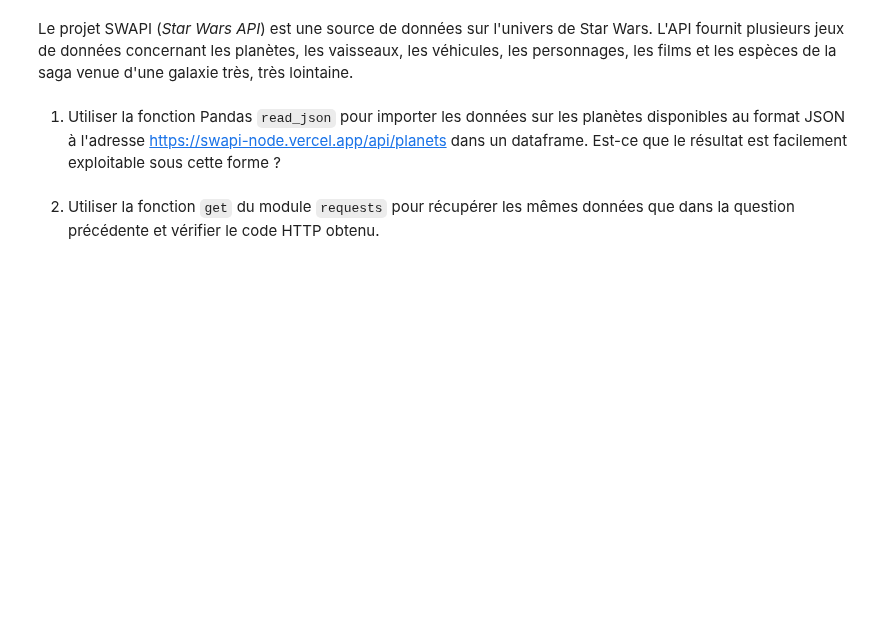
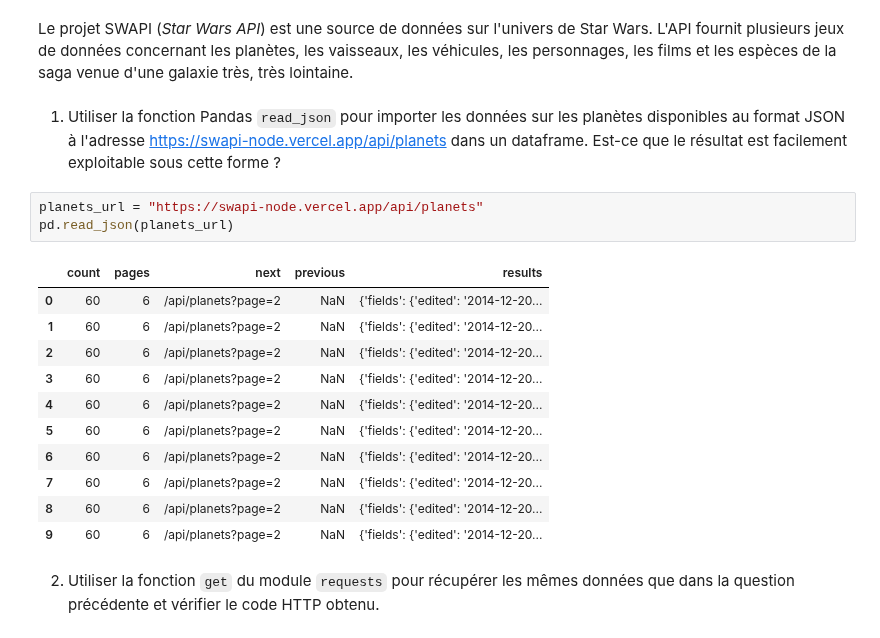
Before and after one commit to mlepennec-ensae/formation_cepe, a Jupyter notebook: notebooks/04_json.ipynb, the cells around one changed output. Cells and saved outputs as stored; diff of their text form; blank space fills up the shorter version.

```diff
--- a/notebooks/04_json.ipynb
+++ b/notebooks/04_json.ipynb
@@ -48,5 +113,20 @@ Nous reprenons ici le jeu de données des [Iris de Fisher](https://fr.wikipedia.
 Le projet SWAPI (*Star Wars API*) est une source de données sur l'univers de Star Wars. L'API fournit plusieurs jeux de données concernant les planètes, les vaisseaux, les véhicules, les personnages, les films et les espèces de la saga venue d'une galaxie très, très lointaine.
 # %% [markdown]
 1. Utiliser la fonction Pandas `read_json` pour importer les données sur les planètes disponibles au format JSON à l'adresse [https://swapi-node.vercel.app/api/planets](https://swapi-node.vercel.app/api/planets) dans un dataframe. Est-ce que le résultat est facilement exploitable sous cette forme ?
+# %%
+planets_url = "https://swapi-node.vercel.app/api/planets"
+pd.read_json(planets_url)
+# %% [output]
+|  | count | pages | next | previous | results |
+| 0 | 60 | 6 | /api/planets?page=2 | NaN | {'fields': {'edited': '2014-12-20... |
+| 1 | 60 | 6 | /api/planets?page=2 | NaN | {'fields': {'edited': '2014-12-20... |
+| 2 | 60 | 6 | /api/planets?page=2 | NaN | {'fields': {'edited': '2014-12-20... |
+| 3 | 60 | 6 | /api/planets?page=2 | NaN | {'fields': {'edited': '2014-12-20... |
+| 4 | 60 | 6 | /api/planets?page=2 | NaN | {'fields': {'edited': '2014-12-20... |
+| 5 | 60 | 6 | /api/planets?page=2 | NaN | {'fields': {'edited': '2014-12-20... |
+| 6 | 60 | 6 | /api/planets?page=2 | NaN | {'fields': {'edited': '2014-12-20... |
+| 7 | 60 | 6 | /api/planets?page=2 | NaN | {'fields': {'edited': '2014-12-20... |
+| 8 | 60 | 6 | /api/planets?page=2 | NaN | {'fields': {'edited': '2014-12-20... |
+| 9 | 60 | 6 | /api/planets?page=2 | NaN | {'fields': {'edited': '2014-12-20... |
 # %% [markdown]
 2. Utiliser la fonction `get` du module `requests` pour récupérer les mêmes données que dans la question précédente et vérifier le code HTTP obtenu.
```
Also changed, not shown: parts of 11 cells of this notebook, 2 other files.
